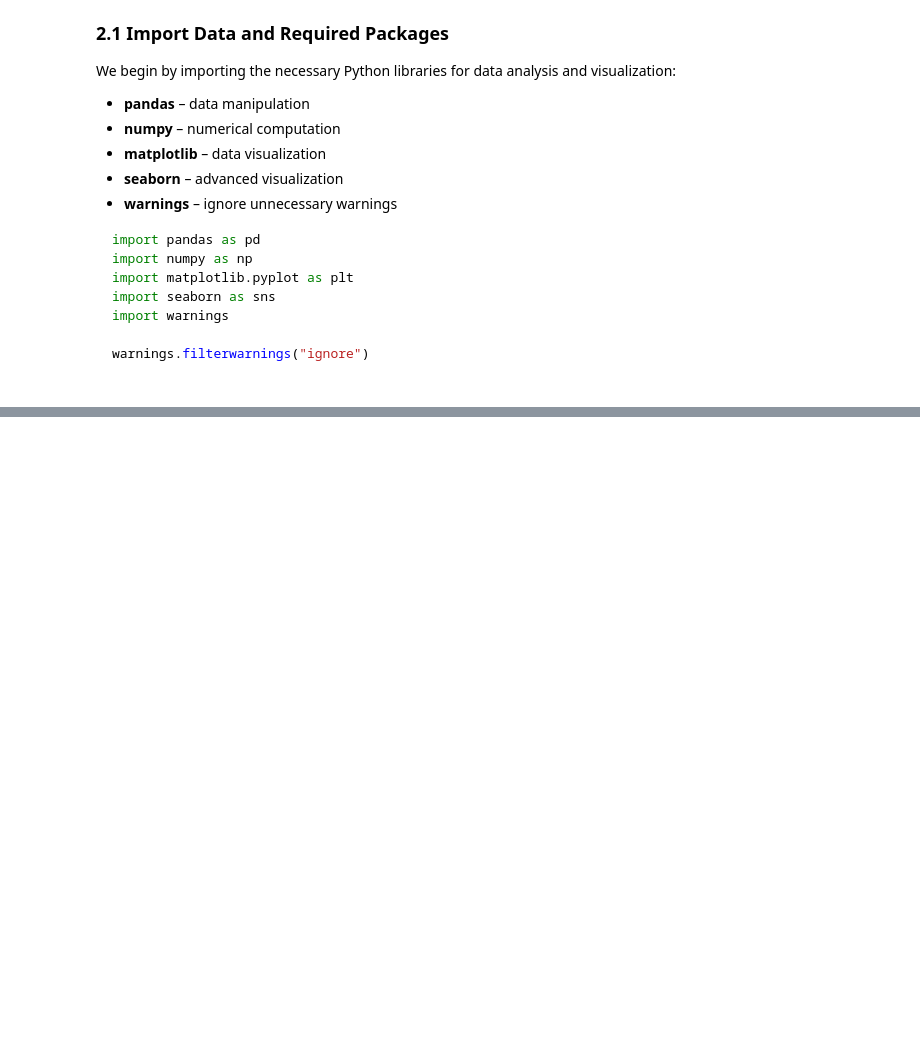
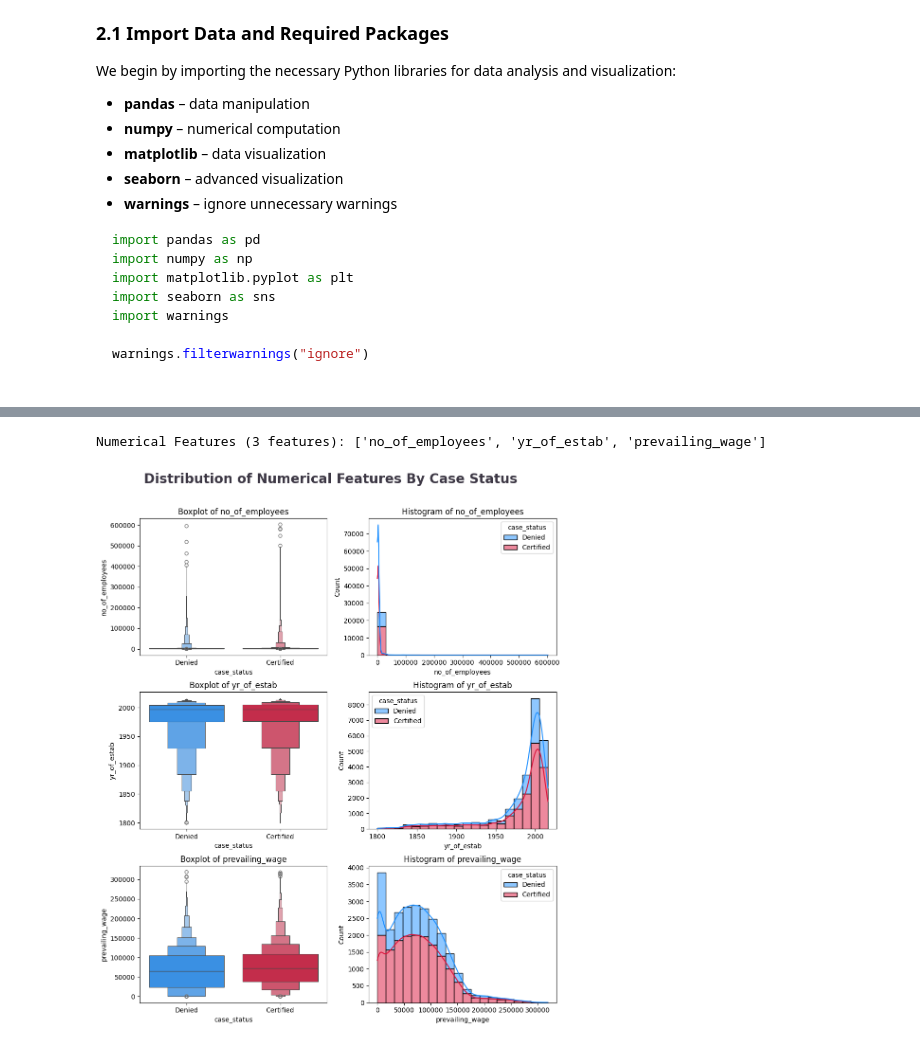
Before and after one commit to atikhasan007/us-visa-approval-prediction, a Jupyter notebook: notebooks/i_eda_us_visa.ipynb, the cells around one changed output, grey strips where cells are left out. Cells and saved outputs as stored; diff of their text form; code cells hidden in the pictures; blank space fills up the shorter version.

```diff
--- a/notebooks/i_eda_us_visa.ipynb
+++ b/notebooks/i_eda_us_visa.ipynb
@@ -65,0 +136,6 @@ warnings.filterwarnings("ignore")
+# %%
+# proportion of count data on categoricla columns
+
+for col in categorical_features:
+    print(df[col].value_counts(normalize=True)*100)
+    print('-----------------------')
@@ -65,0 +264,8 @@ warnings.filterwarnings("ignore")
+# %%
+discrete_features = [feature for feature in numeric_features if len(df[feature].unique()) <= 25]
+
+continuous_features = [feature for feature in numeric_features if len(df[feature].unique()) > 25]
+
+
+print("We have {} discrete features : {}".format(len(discrete_features),discrete_features))
+print("\nWe have {} continuous_features : {}".format(len(continuous_features),continuous_features))
@@ -65,0 +350,51 @@ warnings.filterwarnings("ignore")
+# %%
+# Define numerical
+numeric_features = [feature for feature in df.columns if df[feature].dtype != 'O']
+
+# Print the features
+print(f"Numerical Features ({len(numeric_features)} features): {numeric_features}")
+# %% [output]
+Numerical Features (3 features): ['no_of_employees', 'yr_of_estab', 'prevailing_wage']
+# %%
+import matplotlib.pyplot as plt
+import seaborn as sns
+import math
+
+clr1 = ['#1E90FF', '#DC143C']
+
+# Subplot grid (3 rows, 2 columns)
+fig, ax = plt.subplots(3, 2, figsize=(10, 12))
+
+fig.suptitle(
+    "Distribution of Numerical Features By Case Status",
+    color='#3C3744',
+    fontsize=20,
+    fontweight="bold",
+    ha='center'
+)
+
+for i, col in enumerate(continuous_features):
+    # Boxen plot
+    sns.boxenplot(data=df, x='case_status', y=col, palette=clr1, ax=ax[i, 0])
+    ax[i, 0].set_title(f'Boxplot of {col}', fontsize=12)
+
+    # Histogram
+    sns.histplot(
+        data=df,
+        x=col,
+        hue='case_status',  # corrected spelling
+        bins=20,
+        kde=True,
+        multiple='stack',
+        palette=clr1,  # corrected spelling
+        ax=ax[i, 1]
+    )
+    ax[i, 1].set_title(f'Histogram of {col}', fontsize=12)
+
+fig.tight_layout()
+fig.subplots_adjust(top=0.90)
+plt.show()
+
+# plt.savefig('./images/multivariate_num.png')
+# %% [output]
+[figure, added]
```
Also changed, not shown: parts of 79 cells of this notebook, 1 other file.
